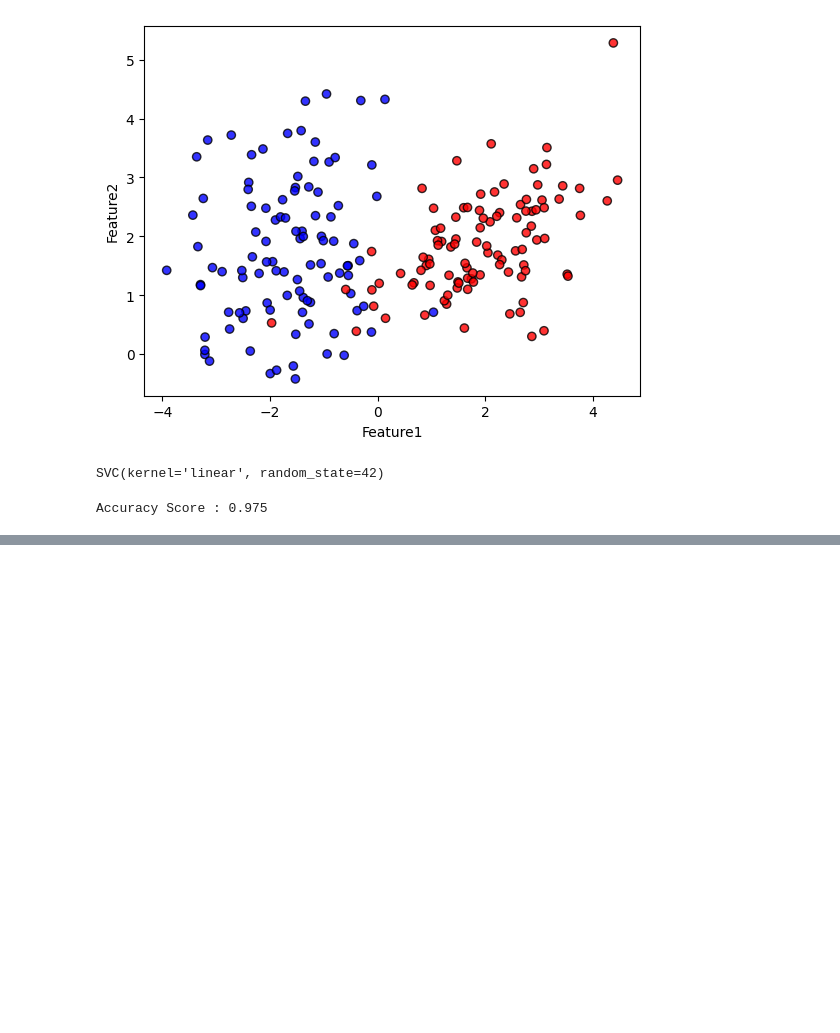
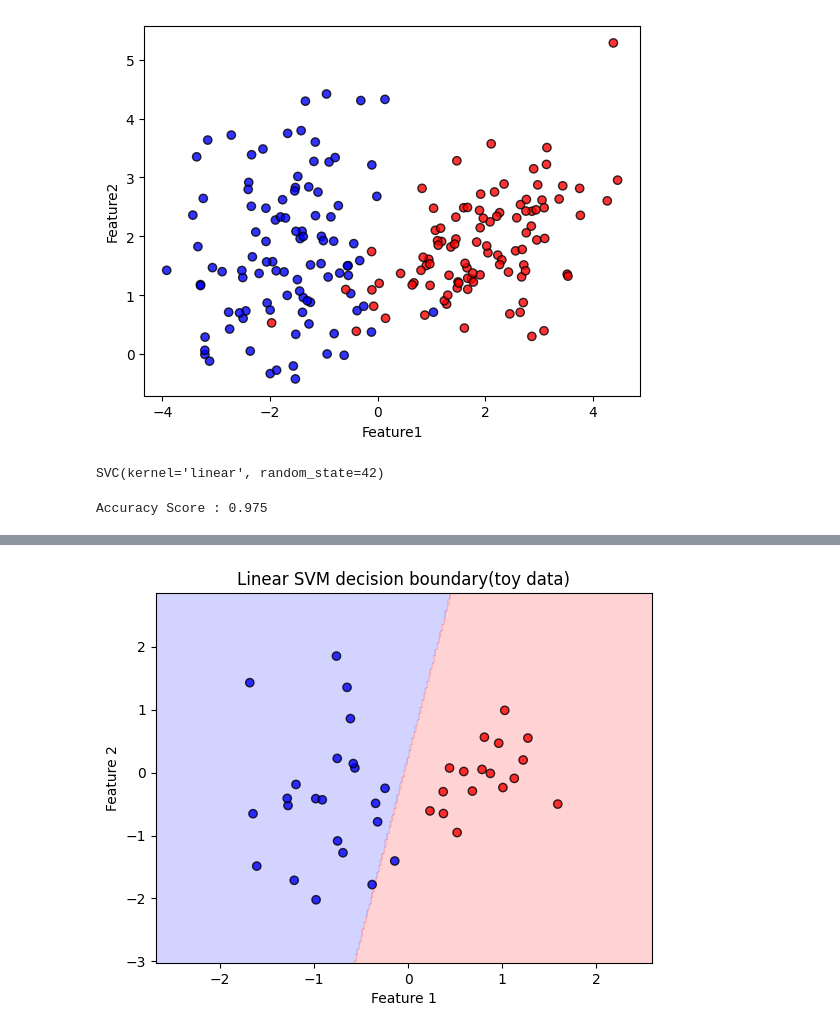
Before and after one commit to sonjoy1s/ML, a Jupyter notebook: Module15Review.ipynb, the cells around one changed output, grey strips where cells are left out. Drawn from its saved outputs; the diff is of its cells as text; code cells hidden in the pictures; blank space fills up the shorter version.

```diff
--- a/Module15Review.ipynb
+++ b/Module15Review.ipynb
@@ -63,0 +81,9 @@ def plot_desicion_boundary(model,X,y,title='Decision Boundary'):
+# %%
+plot_decision_boundary(
+    svm_linear,
+    X_test_scaler,
+    y_test,
+    title='Linear SVM decision boundary(toy data)'
+)
+# %% [output]
+[figure, added]
```
Also changed, not shown: parts of 2 cells of this notebook.
